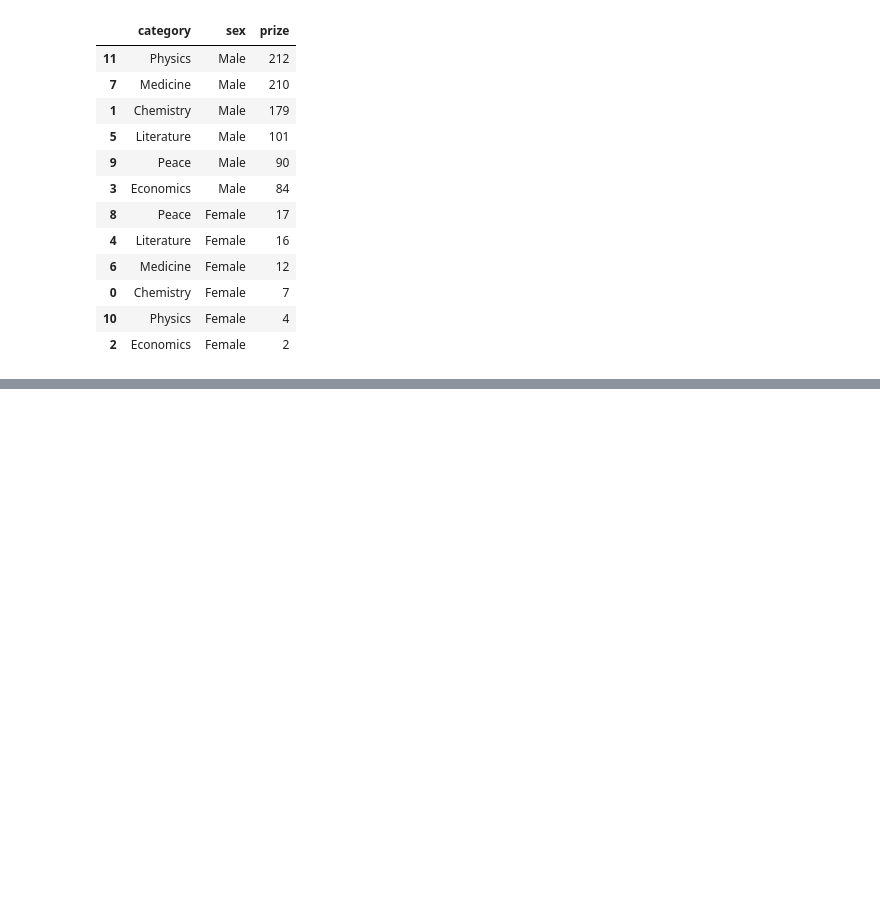
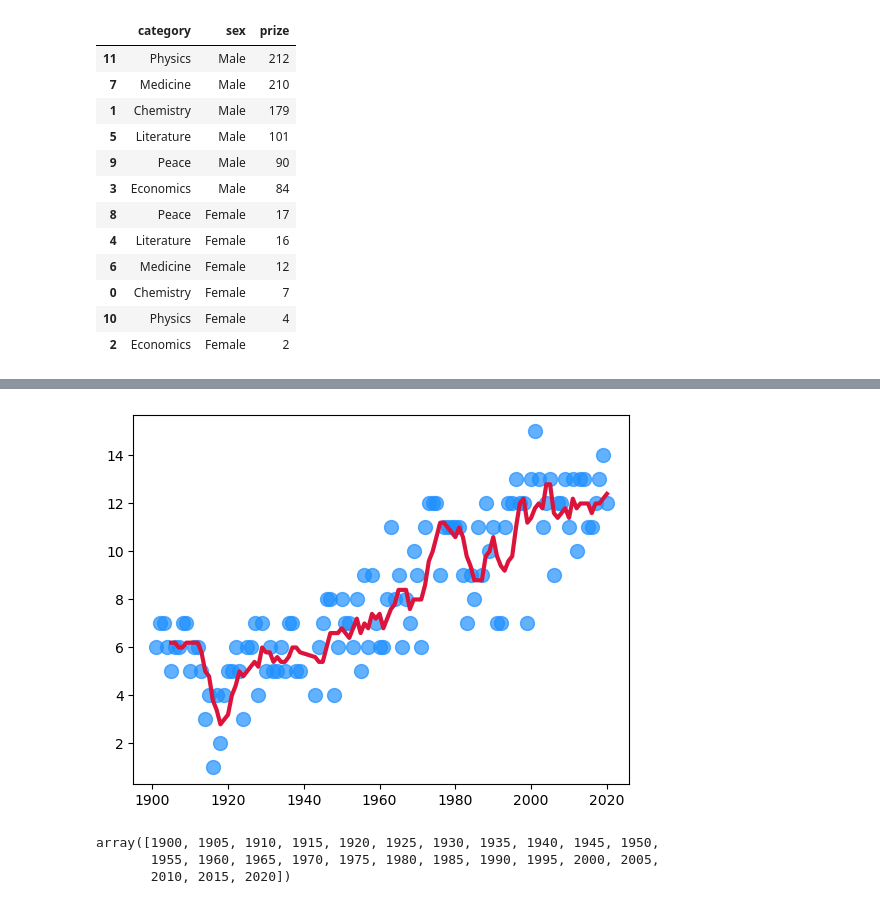
Before and after one commit to Chepngeno-langat/DS-projects, a Jupyter notebook: Analyzing the Nobel Prize/Analyzing the Nobel prize.ipynb, the cells around one changed output, grey strips where cells are left out. Saved outputs shown, nothing was run; the diff lists cells and outputs as text; code cells hidden in the pictures; blank space fills up the shorter version.

Commit message:
data visualization

```diff
--- a/Analyzing the Nobel Prize/Analyzing the Nobel prize.ipynb
+++ b/Analyzing the Nobel Prize/Analyzing the Nobel prize.ipynb
@@ -215,0 +227,3 @@ cat_men_women.sort_values('prize', ascending=False)
+# %%
+prize_per_year = df_data.groupby('year').count().prize
+prize_per_year
@@ -215,0 +244,23 @@ cat_men_women.sort_values('prize', ascending=False)
+# %%
+moving_average = prize_per_year.rolling(window=5).mean()
+# %%
+plt.scatter(x=prize_per_year.index,
+           y=prize_per_year.values,
+           c='dodgerblue',
+           alpha=0.7,
+           s=100,)
+
+plt.plot(prize_per_year.index,
+        moving_average.values,
+        c='crimson',
+        linewidth=3,)
+
+plt.show()
+# %% [output]
+[figure, added]
+# %%
+np.arange(1900, 2021, step=5)
+# %% [output]
+array([1900, 1905, 1910, 1915, 1920, 1925, 1930, 1935, 1940, 1945, 1950,
+       1955, 1960, 1965, 1970, 1975, 1980, 1985, 1990, 1995, 2000, 2005,
+       2010, 2015, 2020])
```
Also changed, not shown: parts of 5 cells of this notebook.
